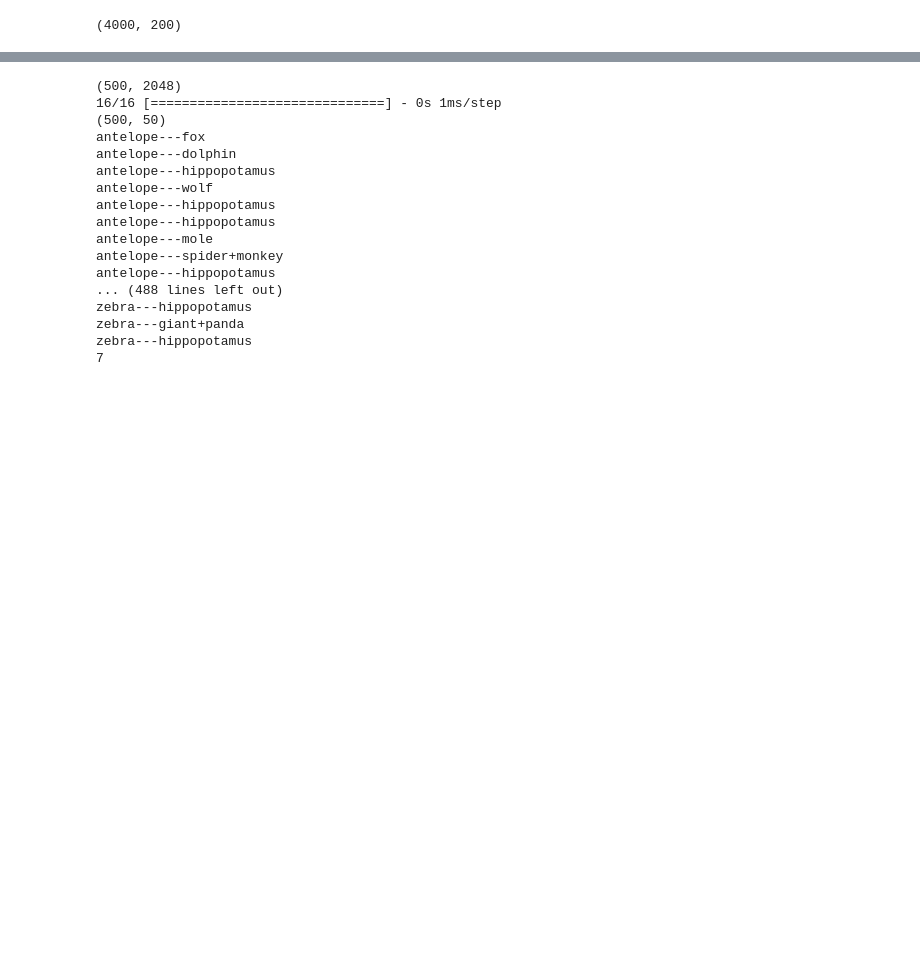
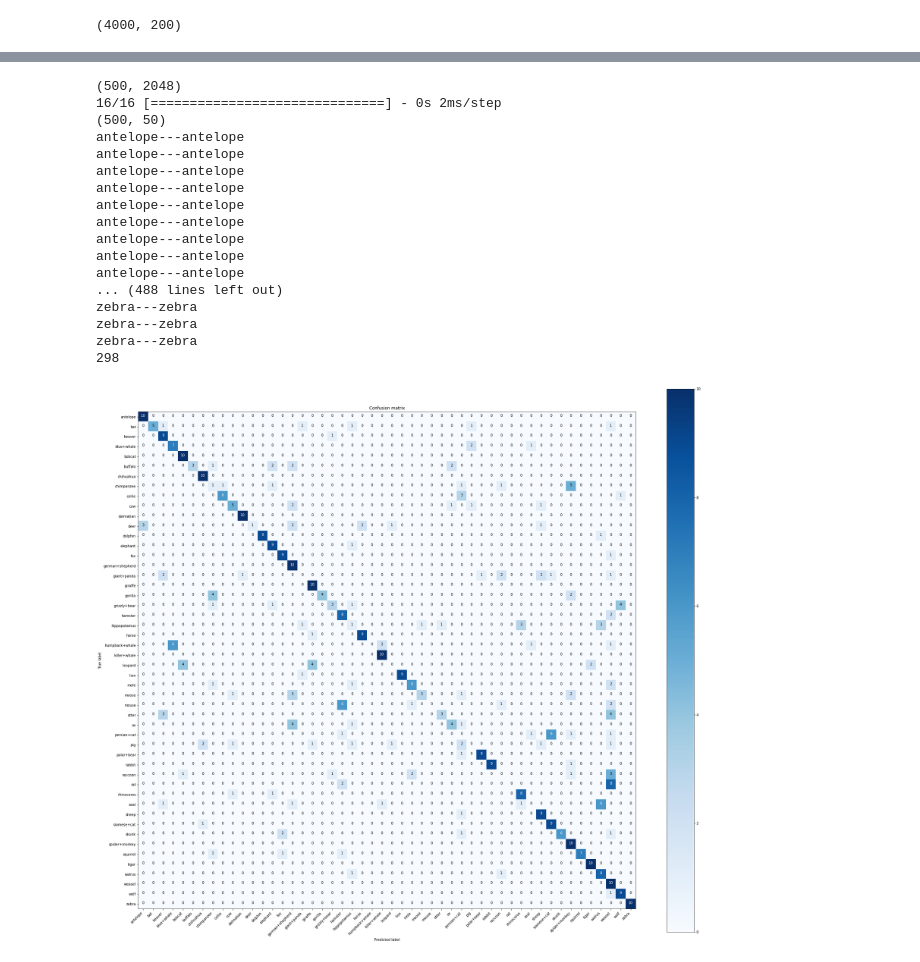
Before and after one commit to rootdobos/OntoZSLImplementation, a Jupyter notebook: main.ipynb, the cells around one changed output, grey strips where cells are left out. Cells and saved outputs as stored; diff of their text form; code cells hidden in the pictures; blank space fills up the shorter version.

```diff
--- a/main.ipynb
+++ b/main.ipynb
@@ -292,6 +371,7 @@ for key in all_classes:
         IDs.append(id)
         image= tf.keras.preprocessing.image.load_img(path="JPEGImages\\"+key+"\\"+files[i],grayscale=False,color_mode="rgb",target_size=IMG_SIZE,interpolation='nearest')
         input=tf.keras.preprocessing.image.img_to_array(image)
+        input=input/255.0
         input_arr.append(input)
     if(len(input_arr)>0):
         input_model= np.array(input_arr)
@@ -323,28 +403,32 @@ print(X.shape)
 y= classifier.predict(X)
 print(y.shape)
 count_correct=0
+predicted_array=[]
+truth_array=[]
 for i in range(y.shape[0]):
     predicted= np.argmax( y[i])
+    predicted_array.append(predicted)
     truth= IDs[i]
+    truth_array.append(truth)
     if(predicted==truth):
         count_correct+=1
     print(all_classes[truth]+"---"+all_classes[predicted])
 print(count_correct)
 # %% [output]
 (500, 2048)
-16/16 [==============================] - 0s 1ms/step
+16/16 [==============================] - 0s 2ms/step
 (500, 50)
-antelope---fox
-antelope---dolphin
-antelope---hippopotamus
-antelope---wolf
-antelope---hippopotamus
-antelope---hippopotamus
-antelope---mole
-antelope---spider+monkey
-antelope---hippopotamus
+antelope---antelope
+antelope---antelope
+antelope---antelope
+antelope---antelope
+antelope---antelope
+antelope---antelope
+antelope---antelope
+antelope---antelope
+antelope---antelope
 ... (488 lines left out)
-zebra---hippopotamus
-zebra---giant+panda
-zebra---hippopotamus
-7
+zebra---zebra
+zebra---zebra
+zebra---zebra
+298
@@ -350,0 +490,7 @@ zebra---hippopotamus
+# %%
+from sklearn import metrics
+confusion_matrix= metrics.confusion_matrix(truth_array,predicted_array)
+plot_confusion_matrix(confusion_matrix,all_classes)
+#cm_display = metrics.ConfusionMatrixDisplay(confusion_matrix = confusion_matrix, display_labels = all_classes)
+# %% [output]
+[figure, added]
```
Also changed, not shown: parts of 20 cells of this notebook, 1 other file.
